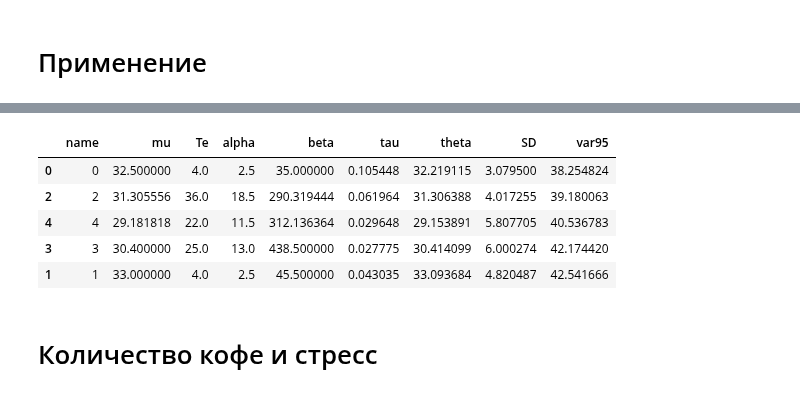
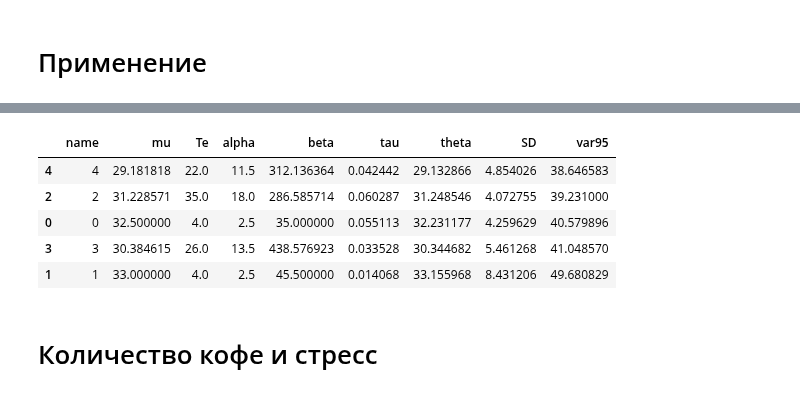
Before and after one commit to ksetdekov/trip_choice_optimizer, a Jupyter notebook: coffee-amount-optimization.ipynb, the cells around one changed output, grey strips where cells are left out. Cells and saved outputs as stored; diff of their text form; code cells hidden in the pictures.

```diff
--- a/coffee-amount-optimization.ipynb
+++ b/coffee-amount-optimization.ipynb
@@ -255,7 +255,8 @@ events = {
     datetime(2025, 3, 8): (4, 39),
     datetime(2025, 3, 9): (2, 29),
     datetime(2025, 3,10): (2, 26),
-    datetime(2025, 3,11): (4, 26)
+    datetime(2025, 3,11): (4, 26),
+    datetime(2025, 3,12): (3, 30)
 
 }
 
@@ -269,9 +270,9 @@ cups.process_events(events, days=91)
 |  | name | mu | Te | alpha | beta | tau | theta | SD | var95 |
-| 0 | 0 | 32.500000 | 4.0 | 2.5 | 35.000000 | 0.105448 | 32.219115 | 3.079500 | 38.254824 |
-| 2 | 2 | 31.305556 | 36.0 | 18.5 | 290.319444 | 0.061964 | 31.306388 | 4.017255 | 39.180063 |
-| 4 | 4 | 29.181818 | 22.0 | 11.5 | 312.136364 | 0.029648 | 29.153891 | 5.807705 | 40.536783 |
-| 3 | 3 | 30.400000 | 25.0 | 13.0 | 438.500000 | 0.027775 | 30.414099 | 6.000274 | 42.174420 |
-| 1 | 1 | 33.000000 | 4.0 | 2.5 | 45.500000 | 0.043035 | 33.093684 | 4.820487 | 42.541666 |
+| 4 | 4 | 29.181818 | 22.0 | 11.5 | 312.136364 | 0.042442 | 29.132866 | 4.854026 | 38.646583 |
+| 2 | 2 | 31.228571 | 35.0 | 18.0 | 286.585714 | 0.060287 | 31.248546 | 4.072755 | 39.231000 |
+| 0 | 0 | 32.500000 | 4.0 | 2.5 | 35.000000 | 0.055113 | 32.231177 | 4.259629 | 40.579896 |
+| 3 | 3 | 30.384615 | 26.0 | 13.5 | 438.576923 | 0.033528 | 30.344682 | 5.461268 | 41.048570 |
+| 1 | 1 | 33.000000 | 4.0 | 2.5 | 45.500000 | 0.014068 | 33.155968 | 8.431206 | 49.680829 |
 # %% [markdown]
 # Количество кофе и стресс
 # %%
```
Also changed, not shown: parts of 5 cells of this notebook.
